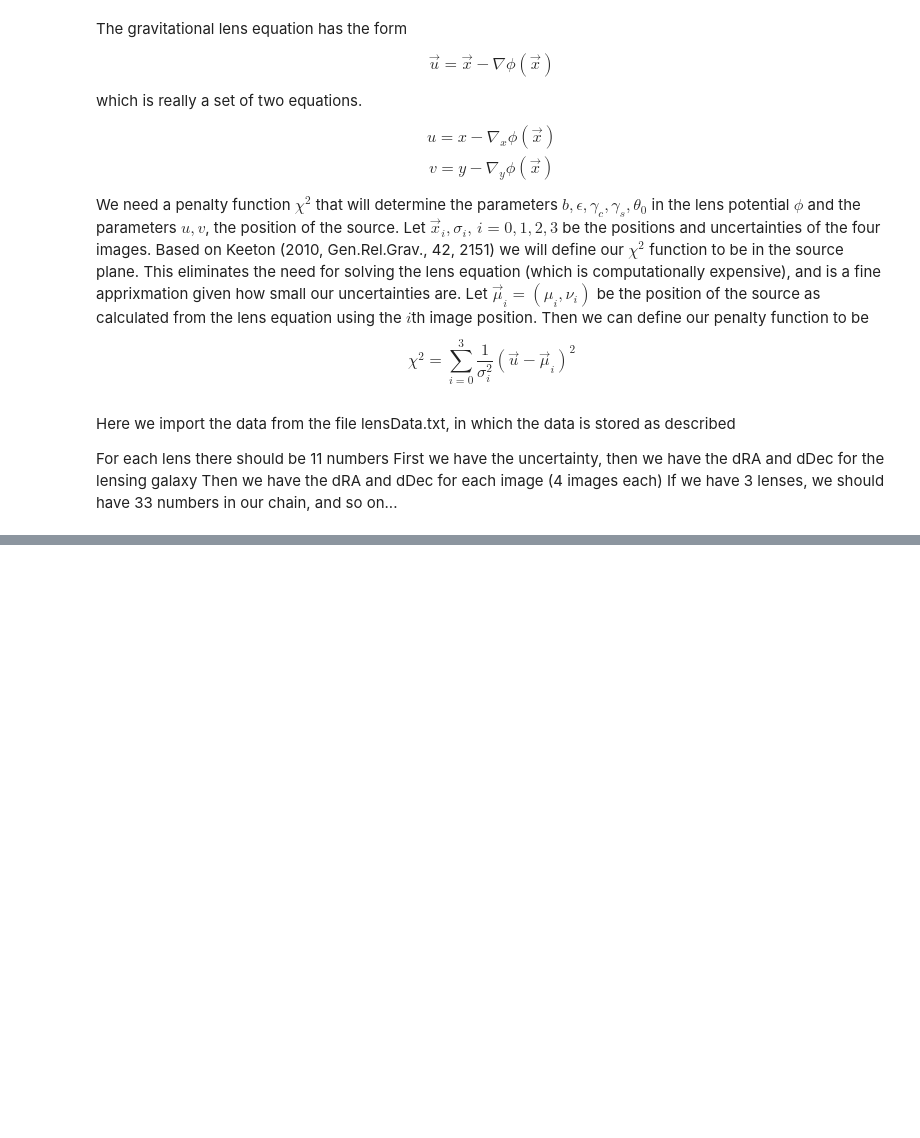
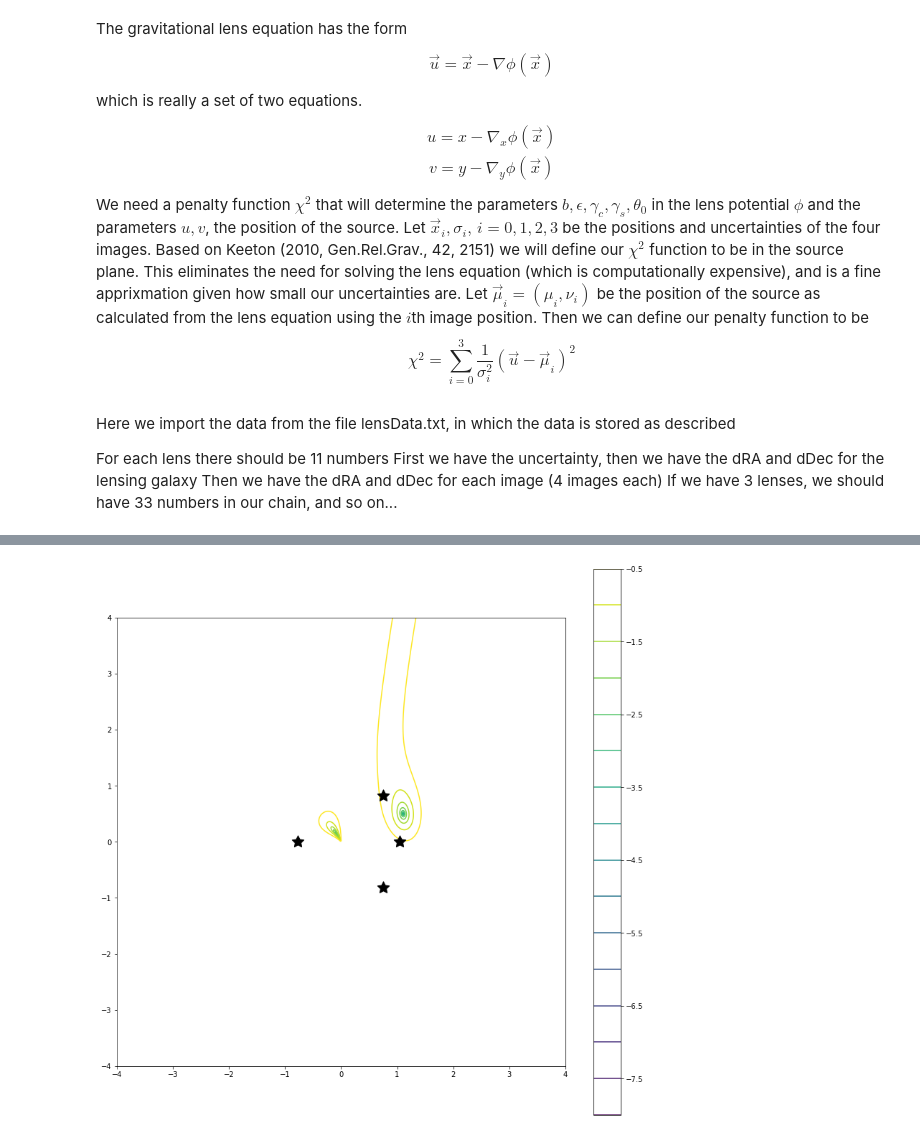
Before and after one commit to niharprabhala/Strong-Gravitation-Lensing, a Jupyter notebook: Main.ipynb, the cells around one changed output, grey strips where cells are left out. Drawn from its saved outputs; the diff is of its cells as text; code cells hidden in the pictures; blank space fills up the shorter version.

```diff
--- a/Main.ipynb
+++ b/Main.ipynb
@@ -208,0 +269,4 @@ plot_model(data = newData[0][0:2].T, samples=samples)
+# %%
+plot_model(imgrthsgm, samples)
+# %% [output]
+[figure, added]
```
Also changed, not shown: parts of 12 cells of this notebook, 2 other files.
